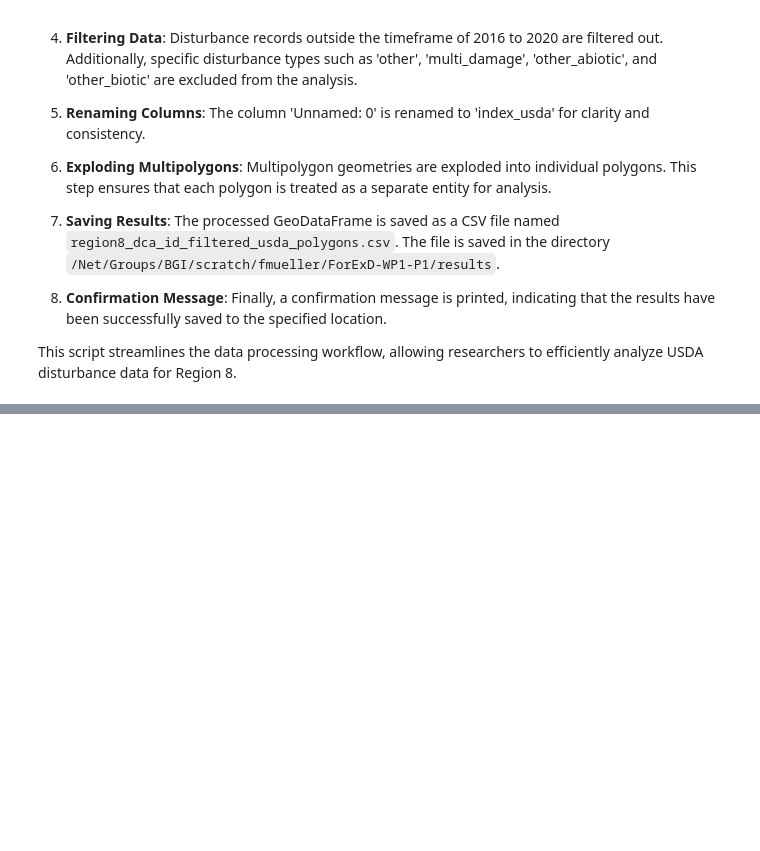
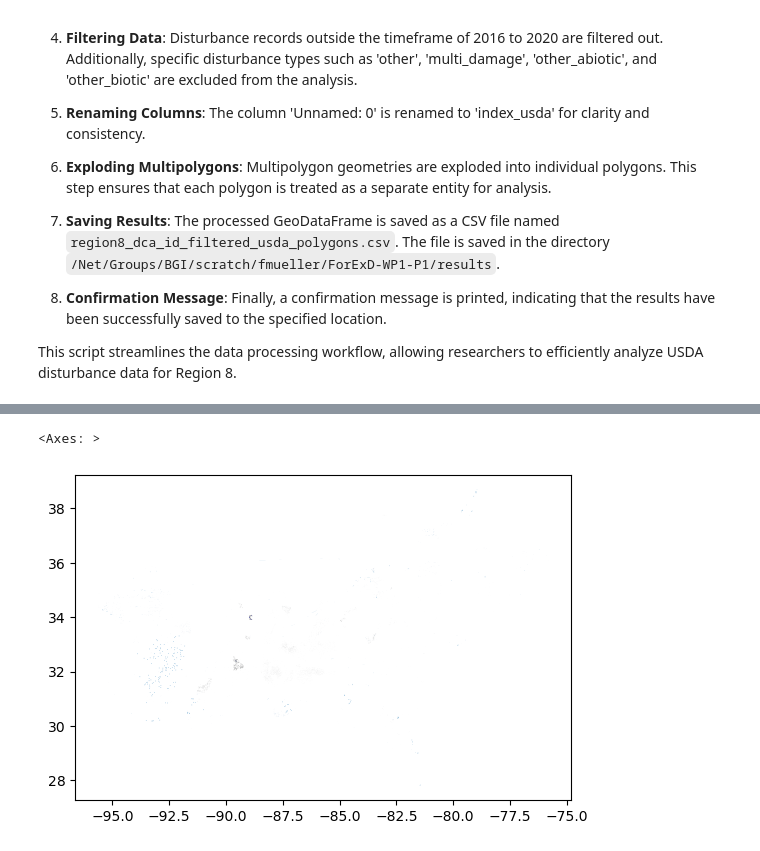
Before and after one commit to Franziska279/ForExD-WP1-P1, a Jupyter notebook: src/01_ids_preprocessing.ipynb, the cells around one changed output, grey strips where cells are left out. Drawn from its saved outputs; the diff is of its cells as text; code cells hidden in the pictures; blank space fills up the shorter version.

```diff
--- a/src/01_ids_preprocessing.ipynb
+++ b/src/01_ids_preprocessing.ipynb
@@ -6,3 +26,31 @@ import os
+# %%
+
+def check_overlap(df, year_col='SURVEY_YEAR', geometry_col='geometry'):
+    """
+    Remove elements that overlap with others within the last 10 years and the next 5 years.
+    """
+    df = df.copy()
+    overlaps = set()
+
+    # Iterate over each row to check for overlaps
+    for i, row in df.iterrows():
+        year = row[year_col]
+        geom = row[geometry_col]
+
+        # Define the time window for overlap check
+        time_window = (df[year_col] >= (year - 10)) & (df[year_col] <= (year + 5))
+
+        # Check for spatial overlaps within the time window
+        spatial_overlaps = df[time_window][df[geometry_col].intersects(geom)]
+
+        # Add the indices of the overlapping rows to the overlaps set
+        if len(spatial_overlaps) > 1:
+            overlaps.add(i)
+            overlaps.update(spatial_overlaps.index)
+
+    # Drop the overlapping rows
+    df = df.drop(index=overlaps)
+    return df
 # %% [markdown]
 # Exploring USDA Disturbance Data for Region 8
 
@@ -131,0 +259,5 @@ exploded_df.plot()
+# %%
+filtered_gdf.plot()
+# %% [output]
+<Axes: >
+[figure, added]
```
Also changed, not shown: parts of 8 cells of this notebook.
